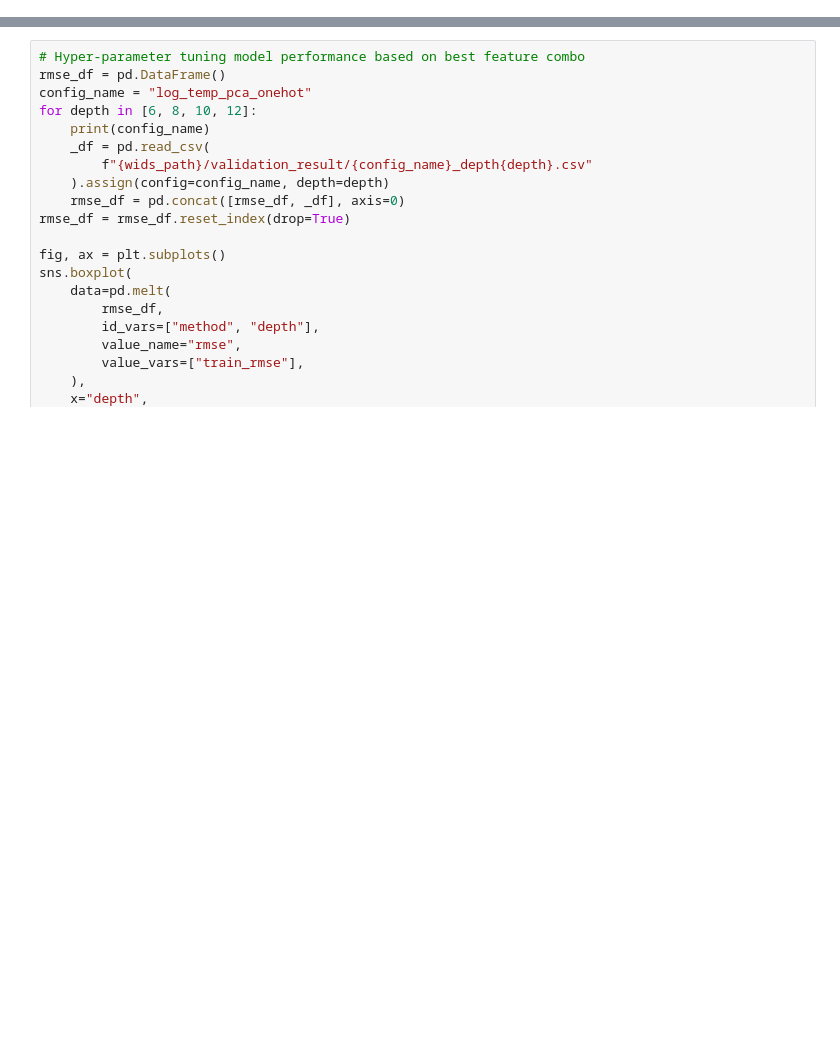
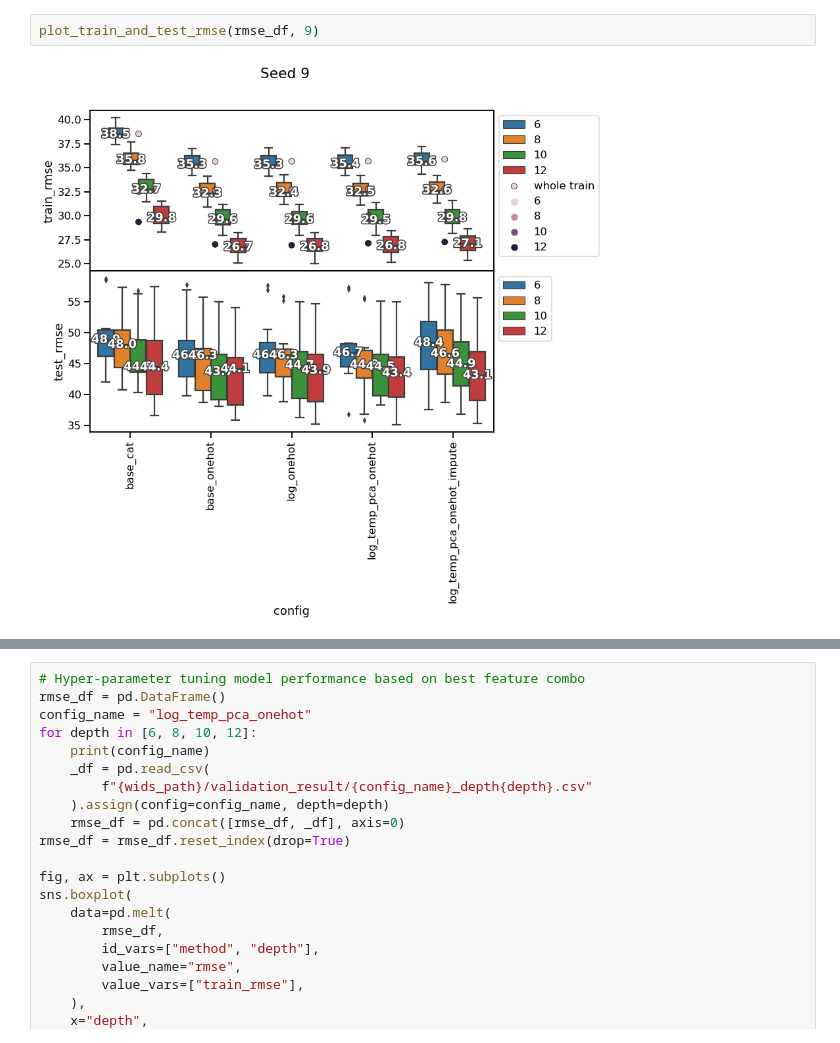
Before and after one commit to hannahpu/widsdatathon2022, a Jupyter notebook: notebook/model_comparison_eda.ipynb, the cells around one changed output, grey strips where cells are left out. Cells and saved outputs as stored; diff of their text form; blank space fills up the shorter version.

```diff
--- a/notebook/model_comparison_eda.ipynb
+++ b/notebook/model_comparison_eda.ipynb
@@ -113,0 +151,4 @@ add_median_labels(ax)
+# %%
+plot_train_and_test_rmse(rmse_df, 9)
+# %% [output]
+[figure, added]
```
Also changed, not shown: parts of 7 cells of this notebook, 1 other file.
